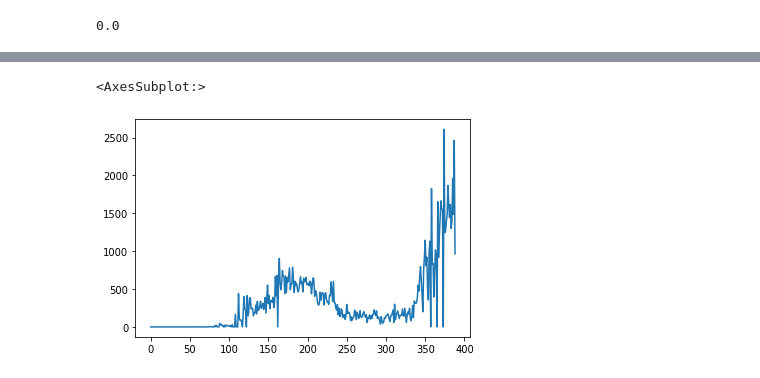
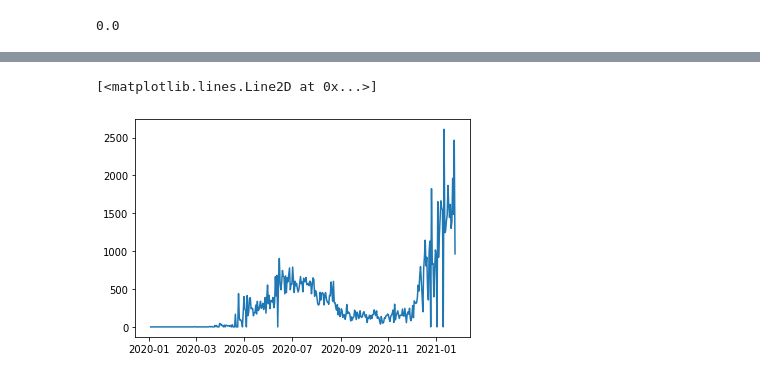
Before and after one commit to maukbe/covid-data-hackathon, a Jupyter notebook: Notebooks/Forecasting.ipynb, the cells around one changed output, grey strips where cells are left out. Cells and saved outputs as stored; diff of their text form; code cells hidden in the pictures.

```diff
--- a/Notebooks/Forecasting.ipynb
+++ b/Notebooks/Forecasting.ipynb
@@ -1080,8 +1079,10 @@ df.head()
 | 2 | 58815 | 2020-01-05 | NG | Nigeria | AFRO | 0 | 0 | 0 | ... |
 | 3 | 58816 | 2020-01-06 | NG | Nigeria | AFRO | 0 | 0 | 0 | ... |
 | 4 | 58817 | 2020-01-07 | NG | Nigeria | AFRO | 0 | 0 | 0 | ... |
-# %%
-df['New_cases'].plot()
-# %% [output]
-<AxesSubplot:>
-[figure, removed]
+# %%
+df['Date_reported'] = pd.to_datetime(df['Date_reported'])
+# %%
+plt.plot(df['Date_reported'], df['New_cases'])
+# %% [output]
+[<matplotlib.lines.Line2D at 0x...>]
+[figure, added]
```
Also changed, not shown: parts of 11 cells of this notebook, 2 other files.
